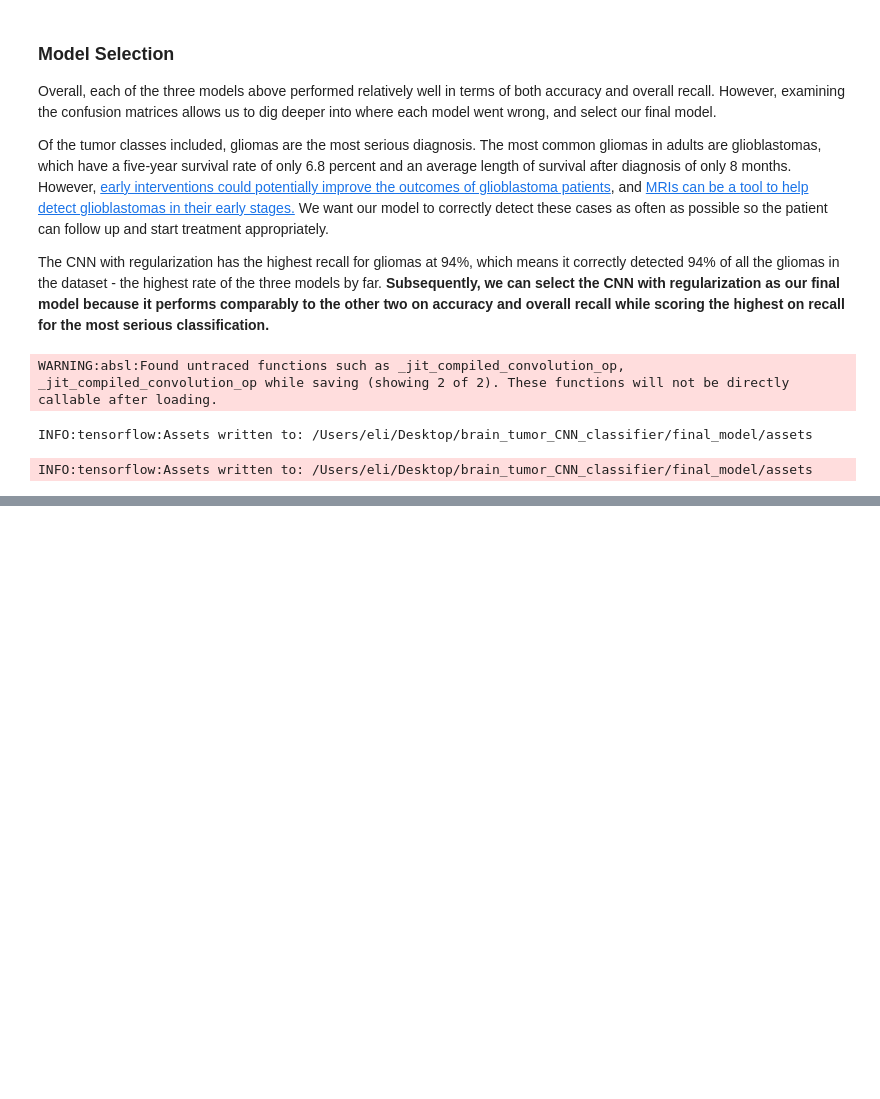
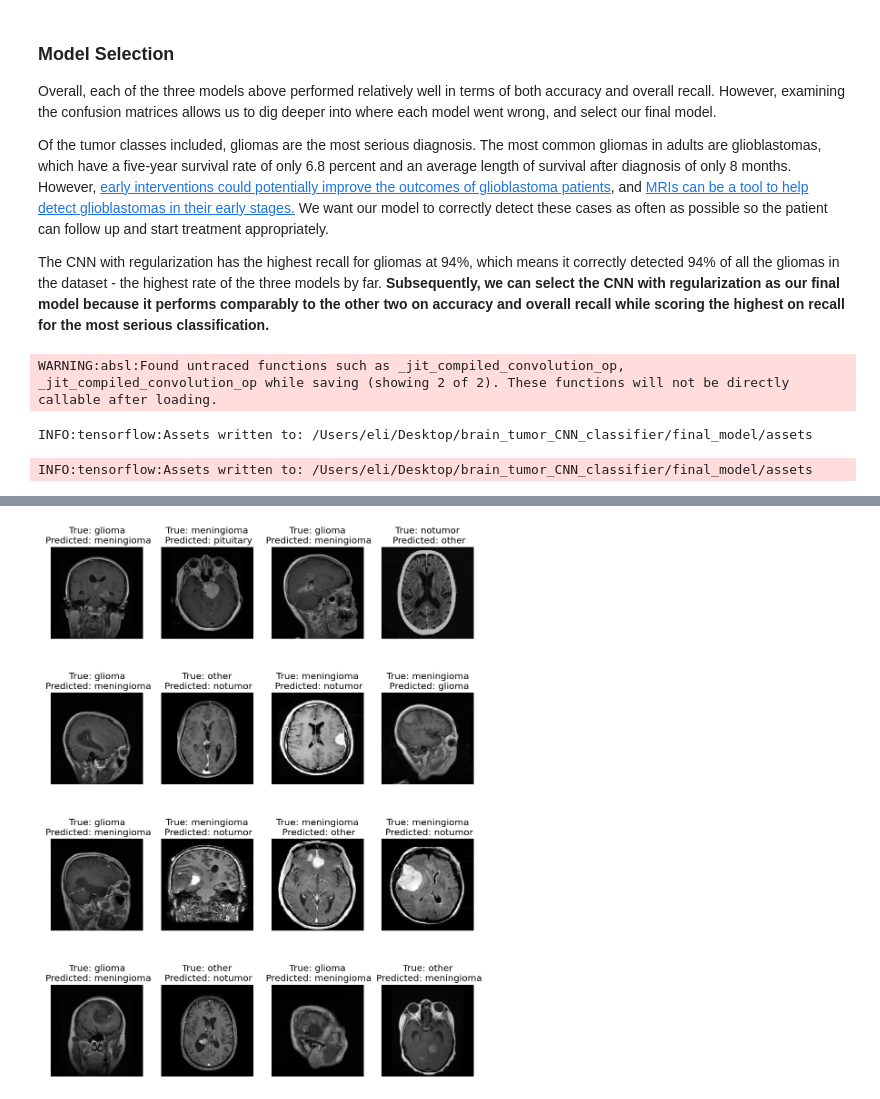
Before and after one commit to emgerber88/brain_tumor_CNN_classifier, a Jupyter notebook: Brain_Tumor_CNN_Modeling.ipynb, the cells around one changed output, grey strips where cells are left out. Cells and saved outputs as stored; diff of their text form; code cells hidden in the pictures; blank space fills up the shorter version.

Commit message:
added more info on incorrect predictions

```diff
--- a/Brain_Tumor_CNN_Modeling.ipynb
+++ b/Brain_Tumor_CNN_Modeling.ipynb
@@ -919,0 +990,11 @@ Some next steps I would like to take are:
+# %%
+# create new df with test data and corresponding predictions
+tumor_test_df_preds = pd.concat([tumor_test_df,
+                            pd.Series(y_pred_classes_conv_drop, name = 'pred_label')],
+                            axis = 1)
+tumor_test_df_preds
+# %%
+# relabel predictions
+pred_dict = {0: 'glioma', 1: 'meningioma', 2: 'notumor', 3: 'other', 4: 'pituitary'}
+tumor_test_df_preds['pred_label'].replace(pred_dict, inplace = True)
+tumor_test_df_preds
@@ -919,0 +1015,6 @@ Some next steps I would like to take are:
+# %%
+# create df with subset of only incorrect predictions
+wrong_preds = tumor_test_df_preds.loc[tumor_test_df_preds['label'] !=
+                                      tumor_test_df_preds['pred_label']]
+wrong_preds.reset_index(drop = True, inplace = True)
+wrong_preds
@@ -919,0 +1035,15 @@ Some next steps I would like to take are:
+# %%
+# open 16 images
+images = open_images(wrong_preds['paths'][0:17])
+labels = wrong_preds['label'][0:17]
+pred_labels = wrong_preds['pred_label'][0:17]
+fig = plt.figure(figsize=(12, 16))
+for x in range(1, 17):
+    fig.add_subplot(4, 4, x)
+    plt.axis('off')
+    plt.title(f'True: {labels[x]}\n Predicted: {pred_labels[x]}')
+    plt.imshow(images[x])
+plt.rcParams.update({'font.size': 12})
+plt.show()
+# %% [output]
+[figure, added]
```
Also changed, not shown: parts of 15 cells of this notebook.
